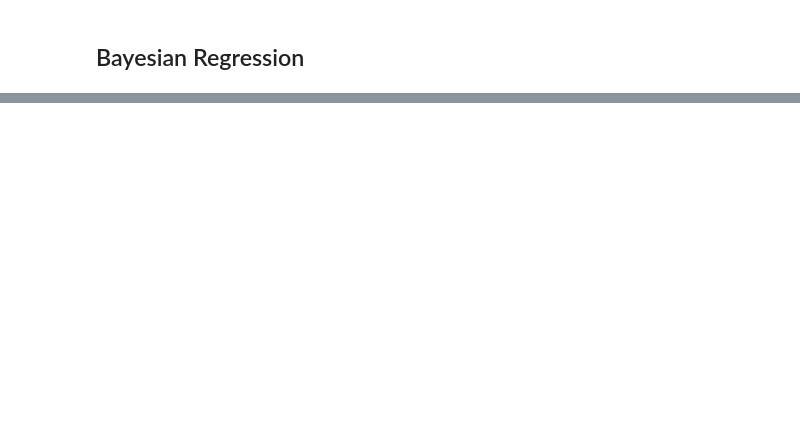
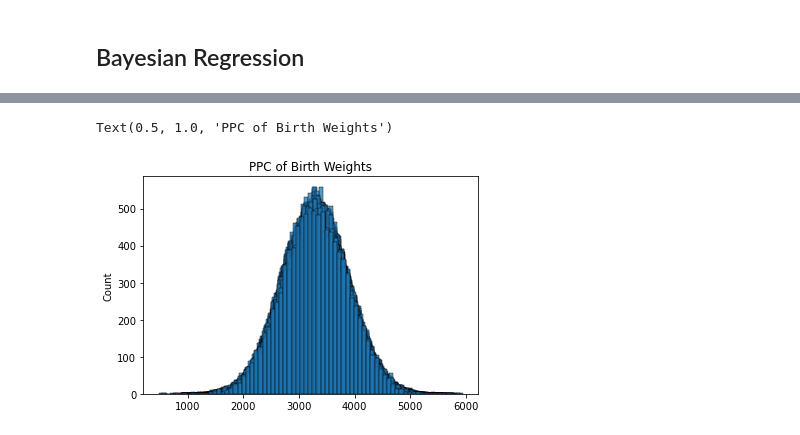
Before and after one commit to WenhaoP/Data102-Fa22-Proj, a Jupyter notebook: prediction_glm.ipynb, the cells around one changed output, grey strips where cells are left out. Saved outputs shown, nothing was run; the diff lists cells and outputs as text; code cells hidden in the pictures; blank space fills up the shorter version.

```diff
--- a/prediction_glm.ipynb
+++ b/prediction_glm.ipynb
@@ -259,0 +360,7 @@ M_Ht_In       30.9773      1.900     16.301      0.000      27.253      34.702
+# %%
+for i in np.arange(100):
+    sns.histplot(ppc['y'][i])
+plt.title("PPC of Birth Weights")
+# %% [output]
+Text(0.5, 1.0, 'PPC of Birth Weights')
+[figure, added]
```
Also changed, not shown: parts of 33 cells of this notebook.
